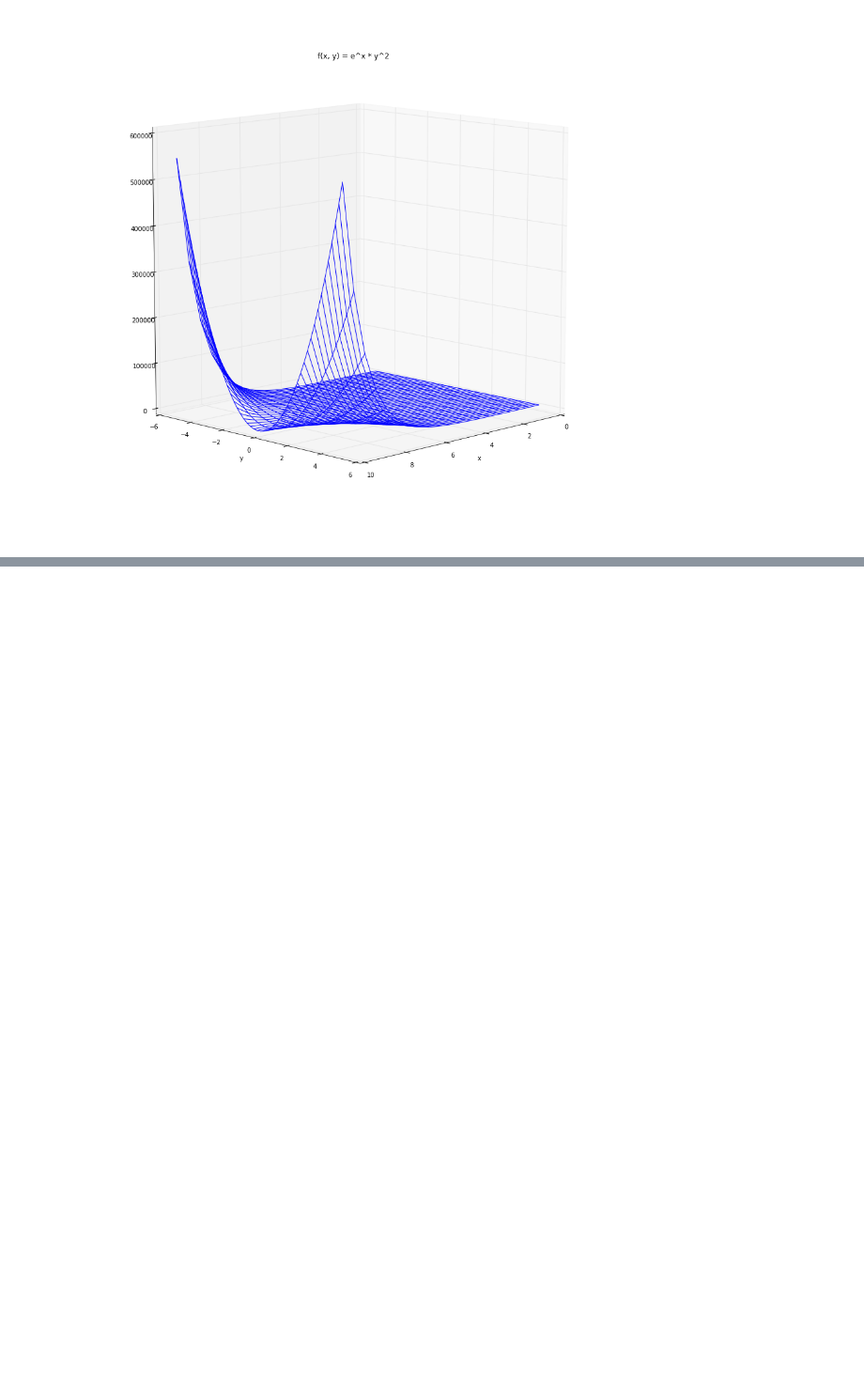
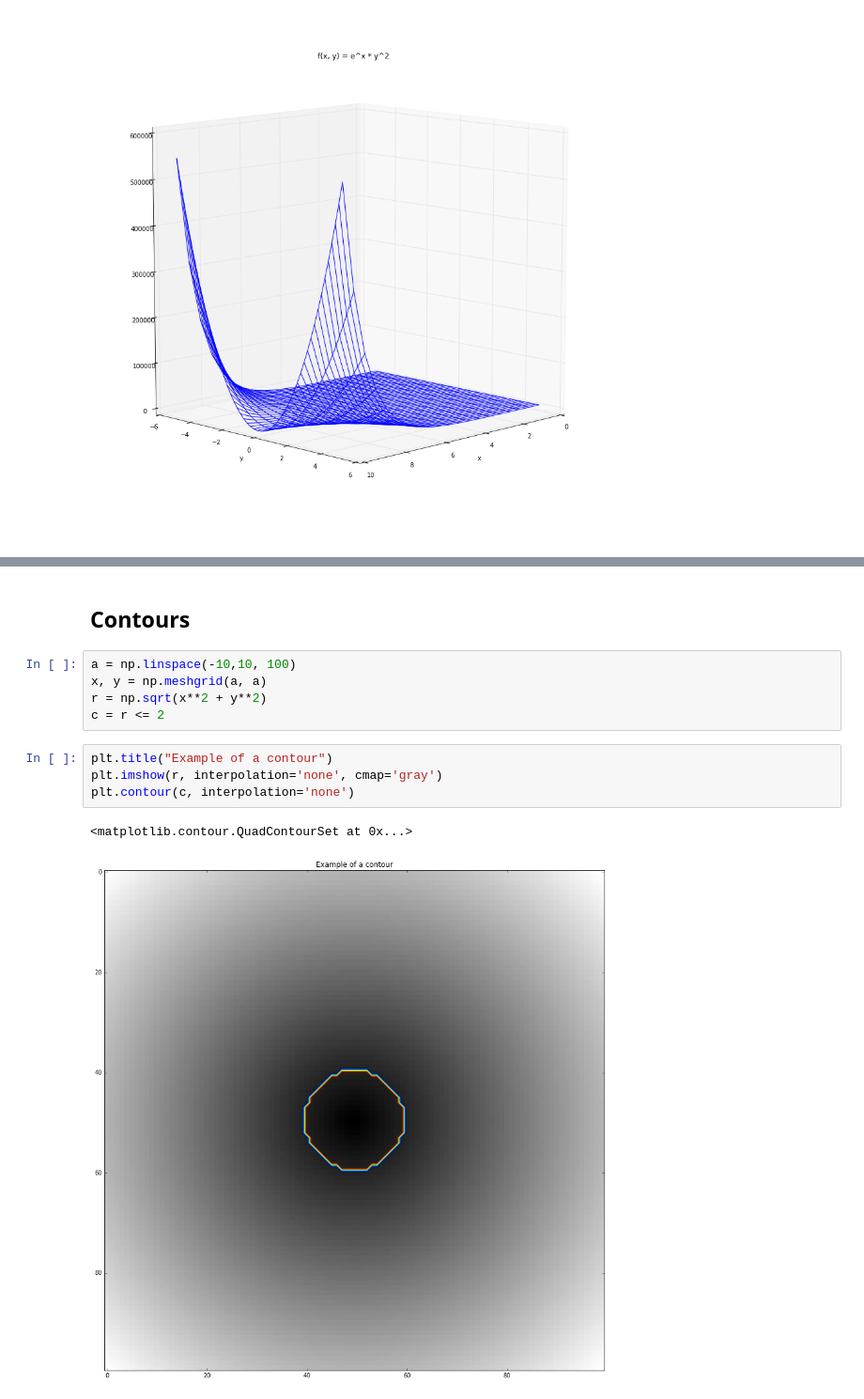
Before and after one commit to HKervadec/pyplot_zoo, a Jupyter notebook: index.ipynb, the cells around one changed output, grey strips where cells are left out. Shown at 94% size. Drawn from its saved outputs; the diff is of its cells as text; blank space fills up the shorter version.

```diff
--- a/index.ipynb
+++ b/index.ipynb
@@ -108,0 +128,14 @@ ax.plot_wireframe(X, Y, Z, color='blue', antialiased=True)
+# %% [markdown]
+## Contours
+# %%
+a = np.linspace(-10,10, 100)
+x, y = np.meshgrid(a, a)
+r = np.sqrt(x**2 + y**2)
+c = r <= 2
+# %%
+plt.title("Example of a contour")
+plt.imshow(r, interpolation='none', cmap='gray')
+plt.contour(c, interpolation='none')
+# %% [output]
+<matplotlib.contour.QuadContourSet at 0x...>
+[figure, added]
```
Also changed, not shown: parts of 3 cells of this notebook, 1 other file.
